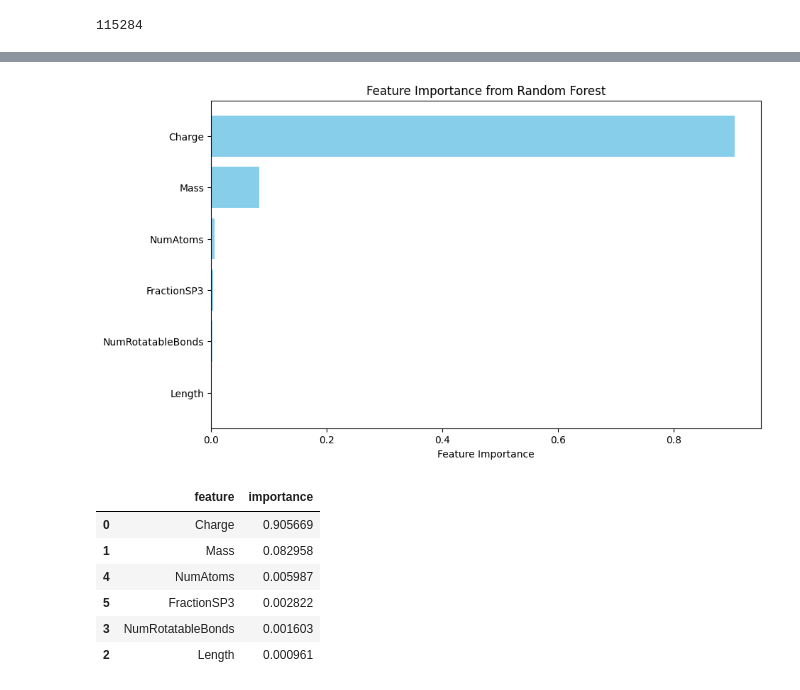
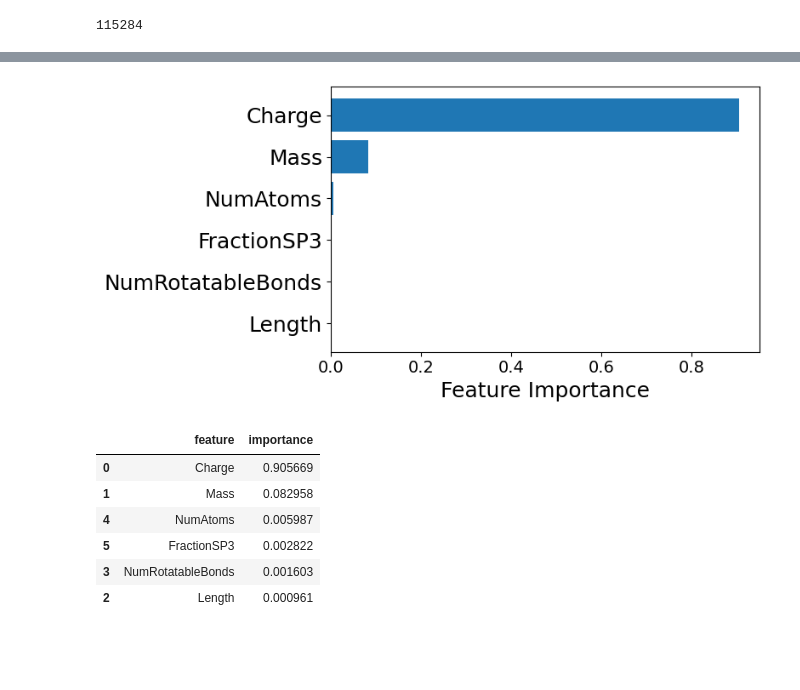
Before and after one commit to PaulSchwarze/PBL_Ion_Mobility, a Jupyter notebook: RandomForest_final.ipynb, the cells around one changed output, grey strips where cells are left out. Cells and saved outputs as stored; diff of their text form; code cells hidden in the pictures; blank space fills up the shorter version.

```diff
--- a/RandomForest_final.ipynb
+++ b/RandomForest_final.ipynb
@@ -155,0 +205,27 @@ R² Score: 0.9893734536962259
+# %%
+# Model with all relevant features
+# ['Charge', 'Mass', 'Length', 'NumRotatableBonds', 'NumAtoms', 'FractionSP3']
+
+cur_features = ['Charge', 'Mass', 'Length', 'NumRotatableBonds', 'NumAtoms', 'FractionSP3']
+
+modelAll = RandomForestRegressor(n_estimators=10, random_state=42)
+modelAll.fit(X_train[cur_features], y_train.ravel())
+
+# evaluate model
+y_pred = modelAll.predict(X_test[cur_features])
+mse = mean_squared_error(y_test, y_pred)
+r2 = r2_score(y_test, y_pred)
+mae = mean_absolute_error(y_test, y_pred)
+
+print(f"Mean Squared Error: {mse}")
+print(f"Mean Absolute Error: {mae}")
+print(f"R² Score: {r2}")
+df= pd.DataFrame()
+df['Charge'] = X_test['Charge']
+df['CCS_pred'] = y_pred
+df['CCS_actual'] = y_test
+(
+    ggplot(df, aes(x = "CCS_pred", y = "CCS_actual", color="Charge"))
+    +  labs(y = "Actual CCS", x = "Predicted CCS", title="Actual vs. Predicted CCS")
+    + geom_point()
+)
@@ -156,23 +237,28 @@ R² Score: 0.9893734536962259
 # %%
+
 # Extract feature importances
-importances = model.feature_importances_
+importances = modelAll.feature_importances_
 feature_names = ['Charge', 'Mass', 'Length', 'NumRotatableBonds', 'NumAtoms', 'FractionSP3']
 
 # Sort the features by importance
 feature_importances = pd.DataFrame({'feature': feature_names, 'importance': importances})
 feature_importances = feature_importances.sort_values(by='importance', ascending=False)
 
 # Plot feature importances
-plt.figure(figsize=(10, 6))
-plt.barh(feature_importances['feature'], feature_importances['importance'], color='skyblue')
-plt.xlabel('Feature Importance')
-plt.title('Feature Importance from Random Forest')
+plt.figure(figsize=(8, 4))
+plt.barh(feature_importances['feature'], feature_importances['importance'])
+plt.xlabel('Feature Importance', fontsize=18)
+#plt.title('Feature Importance from Random Forest')
 plt.gca().invert_yaxis()  # Reverse order to have the most important at the top
+plt.xticks(fontsize=14)
+plt.yticks(fontsize=18)
+plt.tight_layout()
+plt.savefig("FeatureImportance.png", dpi=300)
 plt.show()
 
 feature_importances
 # %% [output]
-[figure, old version]
+[figure, new version]
 |  | feature | importance |
 | 0 | Charge | 0.905669 |
 | 1 | Mass | 0.082958 |
```
Also changed, not shown: parts of 18 cells of this notebook.
